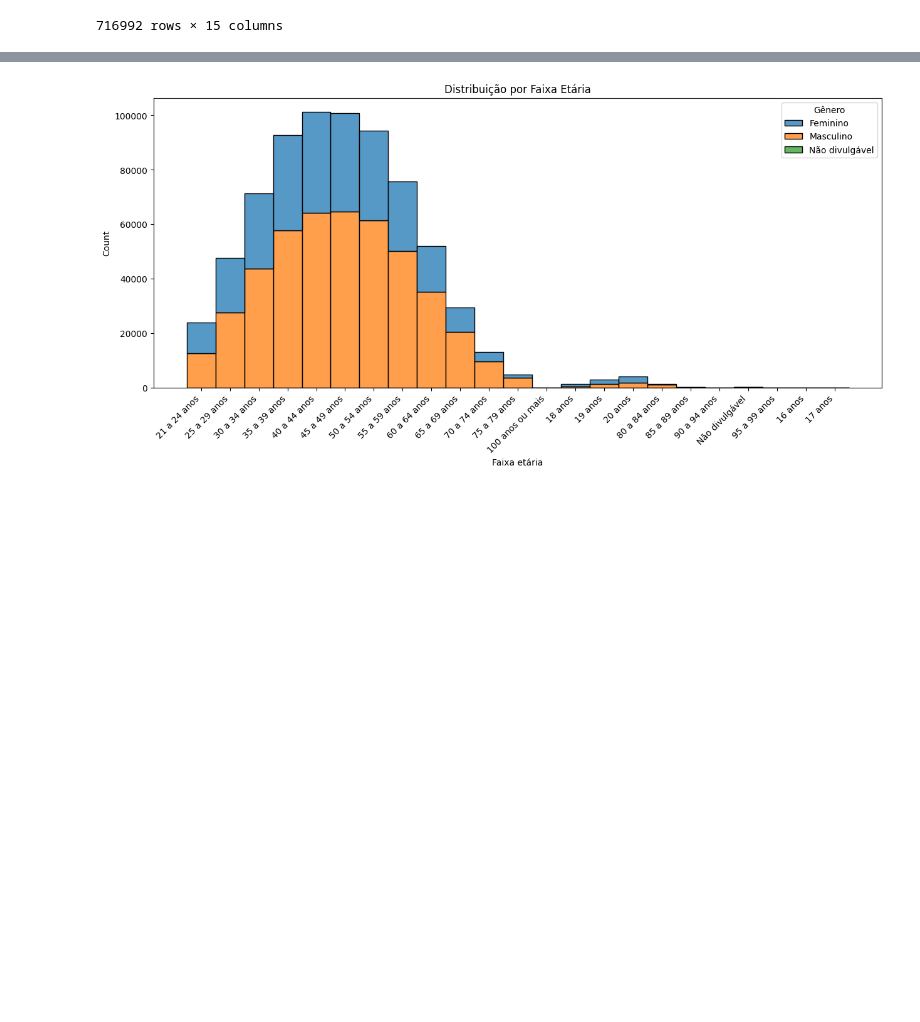
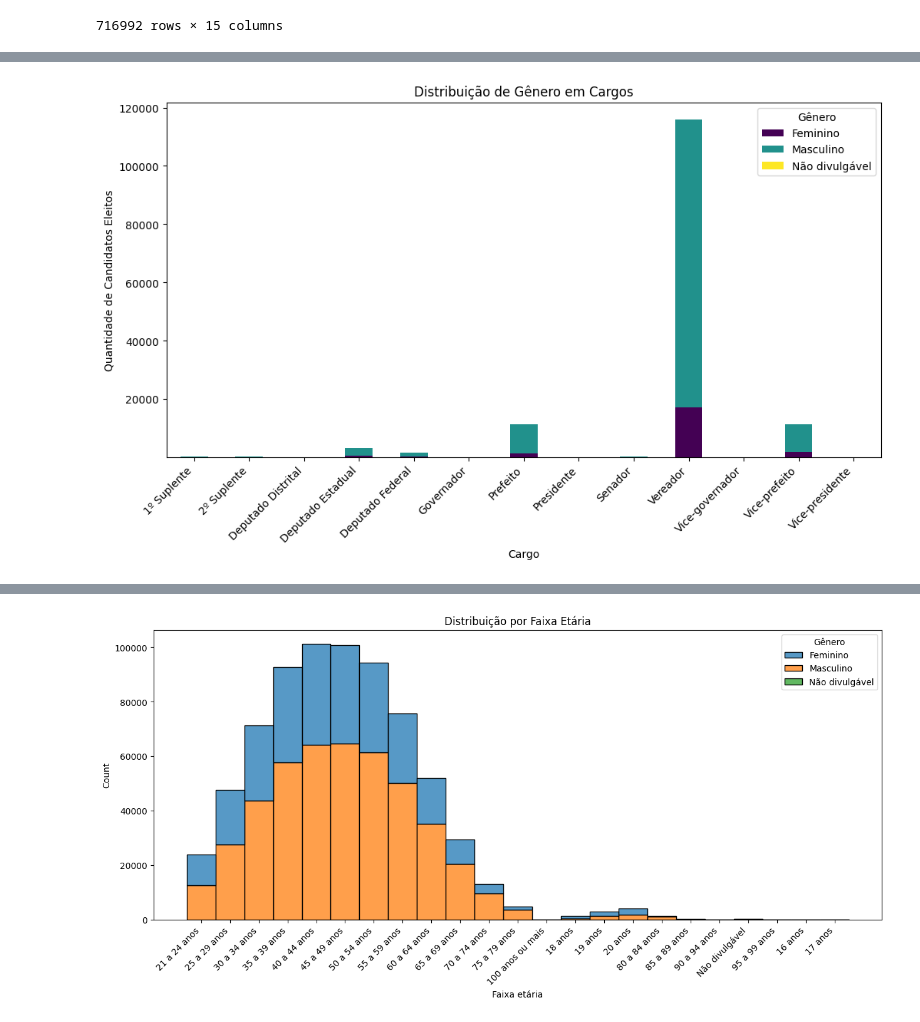
Before and after one commit to ThaysaLima/Projeto_FinalOn26, a Jupyter notebook: análise_exploratória/projeto_final_On26.ipynb, the cells around one changed output, grey strips where cells are left out. Drawn from its saved outputs; the diff is of its cells as text; code cells hidden in the pictures; blank space fills up the shorter version.

```diff
--- a/análise_exploratória/projeto_final_On26.ipynb
+++ b/análise_exploratória/projeto_final_On26.ipynb
@@ -118 +148,15 @@ df_candidatos_br.describe()
+# %%
+#Gráfico distribuição de gêneros nos cargos.
+contagem_cargos = df_candidatos_br.pivot_table(index='Cargo', columns='Gênero', values='Quantidade de candidatos eleitos', aggfunc='sum', fill_value=0)
+
+ax = contagem_cargos.plot(kind='bar', stacked=True, colormap='viridis', figsize=(12, 6))
+plt.title('Distribuição de Gênero em Cargos')
+plt.xlabel('Cargo')
+plt.ylabel('Quantidade de Candidatos Eleitos')
+plt.legend(title='Gênero', loc='upper right')
+plt.xticks(rotation=45, ha='right')
+
+plt.show()
+# %% [output]
+[figure, added]
 # %%
```
Also changed, not shown: parts of 7 cells of this notebook.
